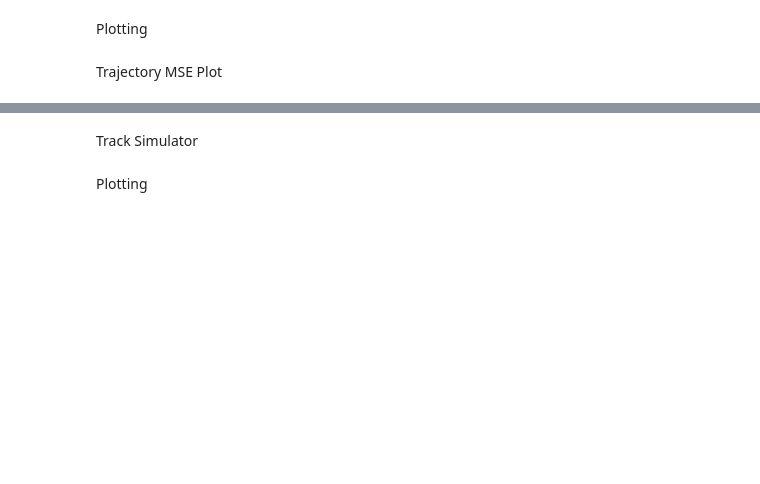
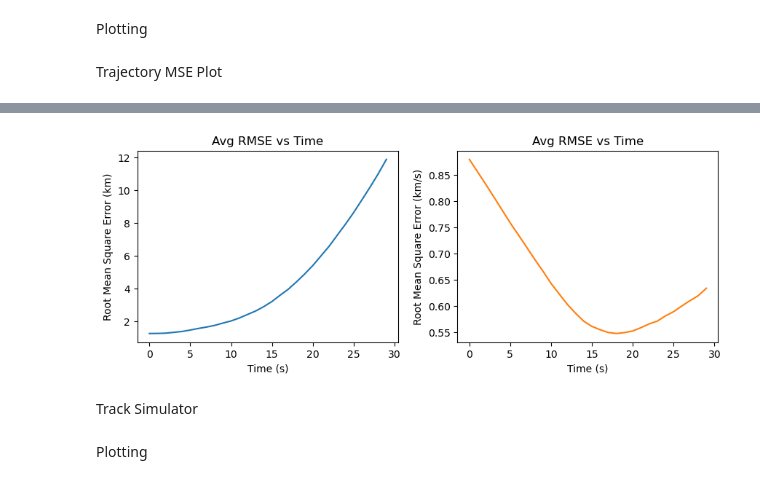
Before and after one commit to 0sm1um/Neural-Network-Simulation, a Jupyter notebook: Dataset Generation/range_bearing_simulation.ipynb, the cells around one changed output, grey strips where cells are left out. Drawn from its saved outputs; the diff is of its cells as text; code cells hidden in the pictures; blank space fills up the shorter version.

Commit message:
Committing latest version of trajectory notebook

```diff
--- a/Dataset Generation/range_bearing_simulation.ipynb
+++ b/Dataset Generation/range_bearing_simulation.ipynb
@@ -167,7 +167,7 @@ num_vectors = i*5
 """
 
 timestamp = datetime.datetime(2021, 4, 2, 12, 28, 57)
-tMax = 60
+tMax = 30
 dt = 1
 tRange = tMax // dt
 plot_time_span = np.array([dt*i for i in range(tRange)])
@@ -190,7 +190,7 @@ transition_model = CombinedLinearGaussianTransitionModel([ConstantVelocity(q_x),
 measurement_model = CartesianToBearingRange(
 ndim_state=4,
 mapping=(0, 2),
-noise_covar=np.diag([np.radians(1), 1]),  # Covariance matrix. 0.2 degree variance in
+noise_covar=np.diag([np.radians(1), 0.1]),  # Covariance matrix. 0.2 degree variance in
 # bearing and 1 metre in range
 translation_offset=np.array([[sensor_x], [sensor_y]])  # Offset measurements to location of
 # sensor in cartesian.
@@ -461,3 +498,52 @@ ax[1].plot(x, testing_loss_epoch,color="C1")
+# %%
+trajectory_MSE = torch.zeros(tMax, output_size, device=device)
+trajectory_mse_func = nn.MSELoss(reduction='none')
+tst = torch.load('testing_data', map_location = device)
+testloader = DataLoader(tst)
+
+with (torch.no_grad()):
+    j = 0
+    for j, data in enumerate(testloader):
+        inputs, labels = data
+        #outputs, encoder_hidden = model(inputs, RNN_hidden.detach())
+        outputs, (LSTM_hidden, LSTM_cell) = model(inputs, LSTM_hidden.detach(), LSTM_cell.detach())
+        #outputs = model(inputs)
+        trajectory_MSE += trajectory_mse_func(outputs.squeeze(), labels.squeeze())
+        j += j
+    testing_MSE = trajectory_MSE / j
+
+import matplotlib.pyplot as plt
+
+fig, RNN_combined_plot = plt.subplots(1,2)
+
+RNN_x = testing_MSE.T[0].cpu().numpy()
+RNN_xv = testing_MSE.T[1].cpu().numpy()
+RNN_y = testing_MSE.T[2].cpu().numpy()
+RNN_yv = testing_MSE.T[3].cpu().numpy()
+t = range(len(time_span))
+
+RNN_pos = np.sqrt( (RNN_x + RNN_y) / 2 )
+RNN_vel = np.sqrt( (RNN_xv + RNN_yv) / 2 )
+
+t = range(len(time_span))
+height = 3
+width = 9
+
+fig.tight_layout()
+RNN_combined_plot[0].plot(t, RNN_pos, color="C0")
+RNN_combined_plot[0].set_xlabel("Time (s)")
+RNN_combined_plot[0].set_ylabel("Root Mean Square Error (km)")
+RNN_combined_plot[0].set_title("Avg RMSE vs Time")
+RNN_combined_plot[0].figure.set_figwidth(width) # 6.4
+RNN_combined_plot[0].figure.set_figheight(height) # 6.4
+RNN_combined_plot[1].plot(t, RNN_vel, color="C1")
+RNN_combined_plot[1].set_xlabel("Time (s)")
+RNN_combined_plot[1].set_ylabel("Root Mean Square Error (km/s)")
+RNN_combined_plot[1].set_title("Avg RMSE vs Time")
+RNN_combined_plot[1].figure.set_figwidth(width) # 6.4
+RNN_combined_plot[1].figure.set_figheight(height) # 6.4
+# %% [output]
+[figure, added]
 # %% [markdown]
 Track Simulator
 # %%
```
Also changed, not shown: parts of 12 cells of this notebook, 4 other files.
